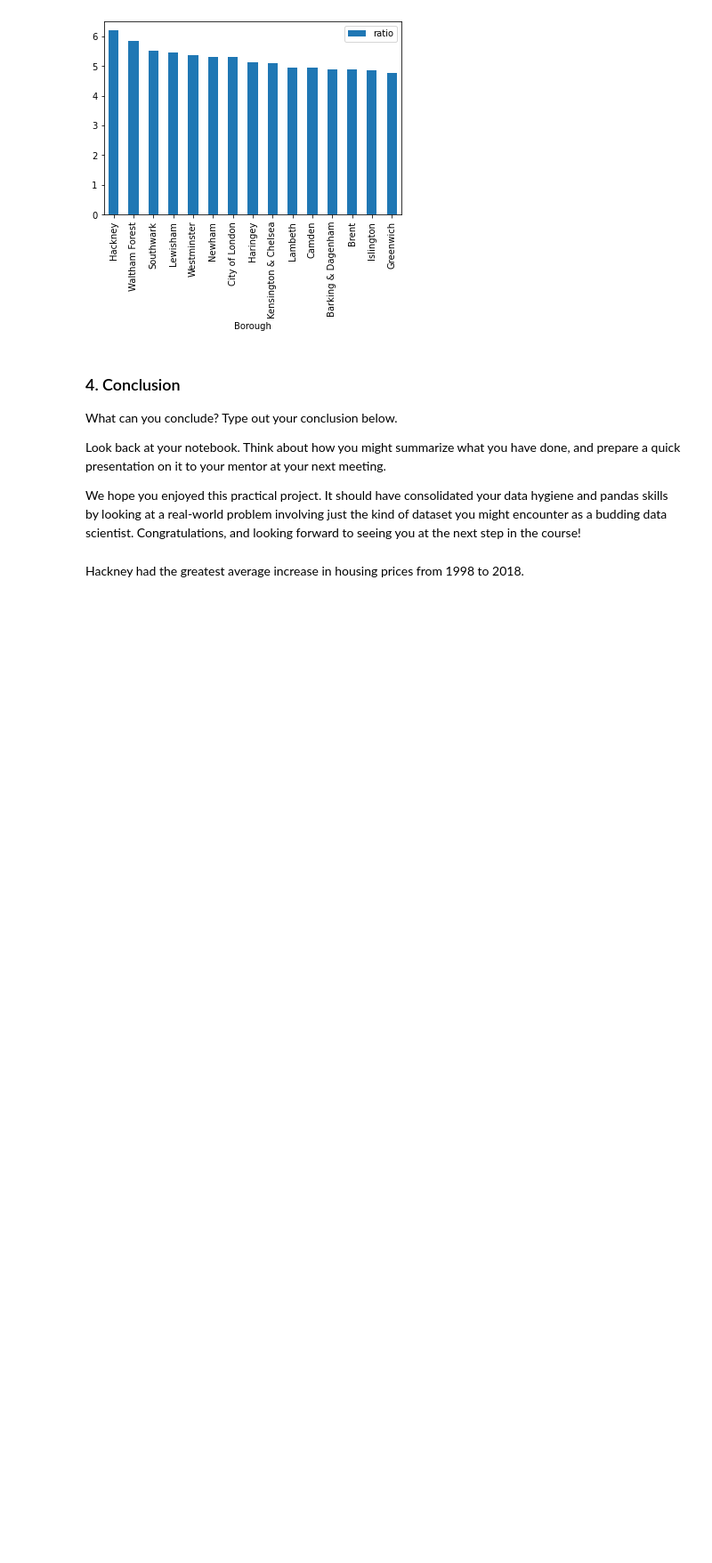
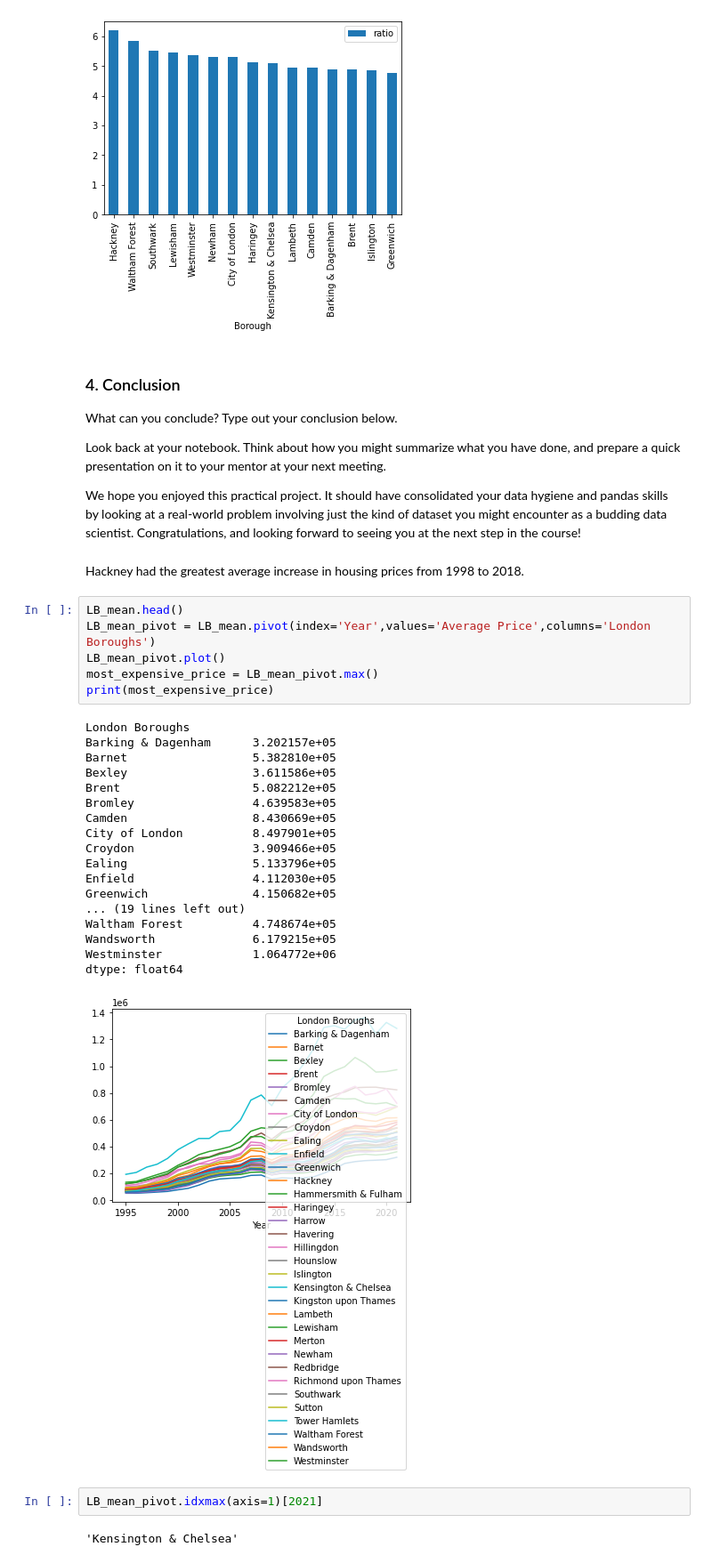
Before and after one commit to chloemai/Springboard, a Jupyter notebook: Unit 4 Challenge - Tier 3 - CM.ipynb, the cells around one changed output. Shown at 89% size. Saved outputs shown, nothing was run; the diff lists cells and outputs as text; blank space fills up the shorter version.

```diff
--- a/Unit 4 Challenge - Tier 3 - CM.ipynb
+++ b/Unit 4 Challenge - Tier 3 - CM.ipynb
@@ -375,3 +375,32 @@ Look back at your notebook. Think about how you might summarize what you have do
 We hope you enjoyed this practical project. It should have consolidated your data hygiene and pandas skills by looking at a real-world problem involving just the kind of dataset you might encounter as a budding data scientist. Congratulations, and looking forward to seeing you at the next step in the course!
 # %% [markdown]
 Hackney had the greatest average increase in housing prices from 1998 to 2018.
+# %%
+LB_mean.head()
+LB_mean_pivot = LB_mean.pivot(index='Year',values='Average Price',columns='London Boroughs')
+LB_mean_pivot.plot()
+most_expensive_price = LB_mean_pivot.max()
+print(most_expensive_price)
+# %% [output]
+London Boroughs
+Barking & Dagenham      3.202157e+05
+Barnet                  5.382810e+05
+Bexley                  3.611586e+05
+Brent                   5.082212e+05
+Bromley                 4.639583e+05
+Camden                  8.430669e+05
+City of London          8.497901e+05
+Croydon                 3.909466e+05
+Ealing                  5.133796e+05
+Enfield                 4.112030e+05
+Greenwich               4.150682e+05
+... (19 lines left out)
+Waltham Forest          4.748674e+05
+Wandsworth              6.179215e+05
+Westminster             1.064772e+06
+dtype: float64
+[figure, added]
+# %%
+LB_mean_pivot.idxmax(axis=1)[2021]
+# %% [output]
+'Kensington & Chelsea'
```
